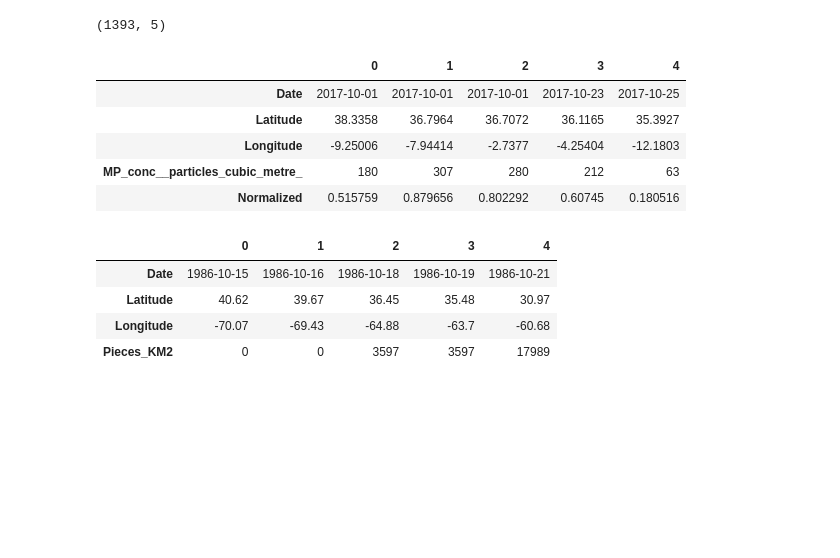
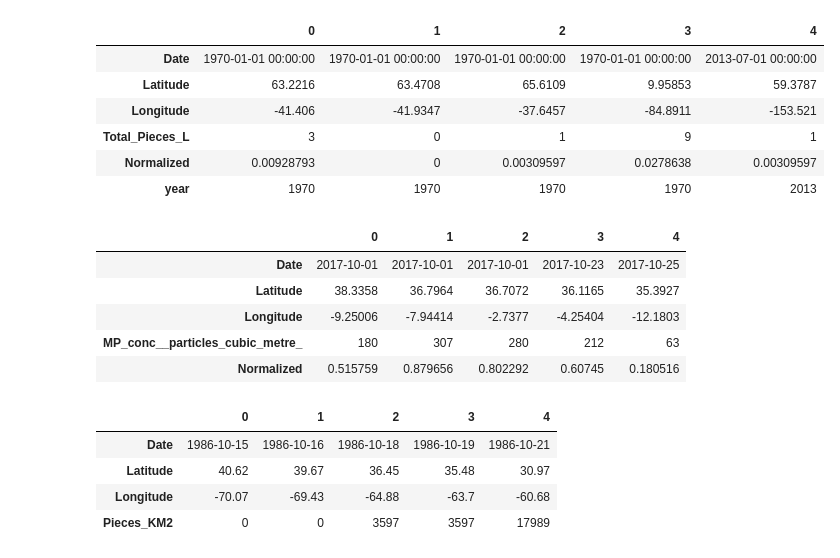
Before and after one commit to Gabrielamb2/MachineLearning, a Jupyter notebook: Projeto.ipynb, the cells around one changed output. Cells and saved outputs as stored; diff of their text form; code cells hidden in the pictures; blank space fills up the shorter version.

```diff
--- a/Projeto.ipynb
+++ b/Projeto.ipynb
@@ -27,9 +27,14 @@ df_microplatic_geo = pd.read_csv(microplastics_path_geo)
 df_microplatic_sea = pd.read_csv(microplastics_path_sea)
 # %%
 df_microplatic_adv.head(5).transpose()
-df_microplatic_adv.shape
 # %% [output]
-(1393, 5)
+|  | 0 | 1 | 2 | 3 | 4 |
+| Date | 1970-01-01 00:00:00 | 1970-01-01 00:00:00 | 1970-01-01 00:00:00 | 1970-01-01 00:00:00 | 2013-07-01 00:00:00 |
+| Latitude | 63.2216 | 63.4708 | 65.6109 | 9.95853 | 59.3787 |
+| Longitude | -41.406 | -41.9347 | -37.6457 | -84.8911 | -153.521 |
+| Total_Pieces_L | 3 | 0 | 1 | 9 | 1 |
+| Normalized | 0.00928793 | 0 | 0.00309597 | 0.0278638 | 0.00309597 |
+| year | 1970 | 1970 | 1970 | 1970 | 2013 |
 # %%
 df_microplatic_geo.head(5).transpose()
 # %% [output]
```
Also changed, not shown: parts of 2 cells of this notebook.
